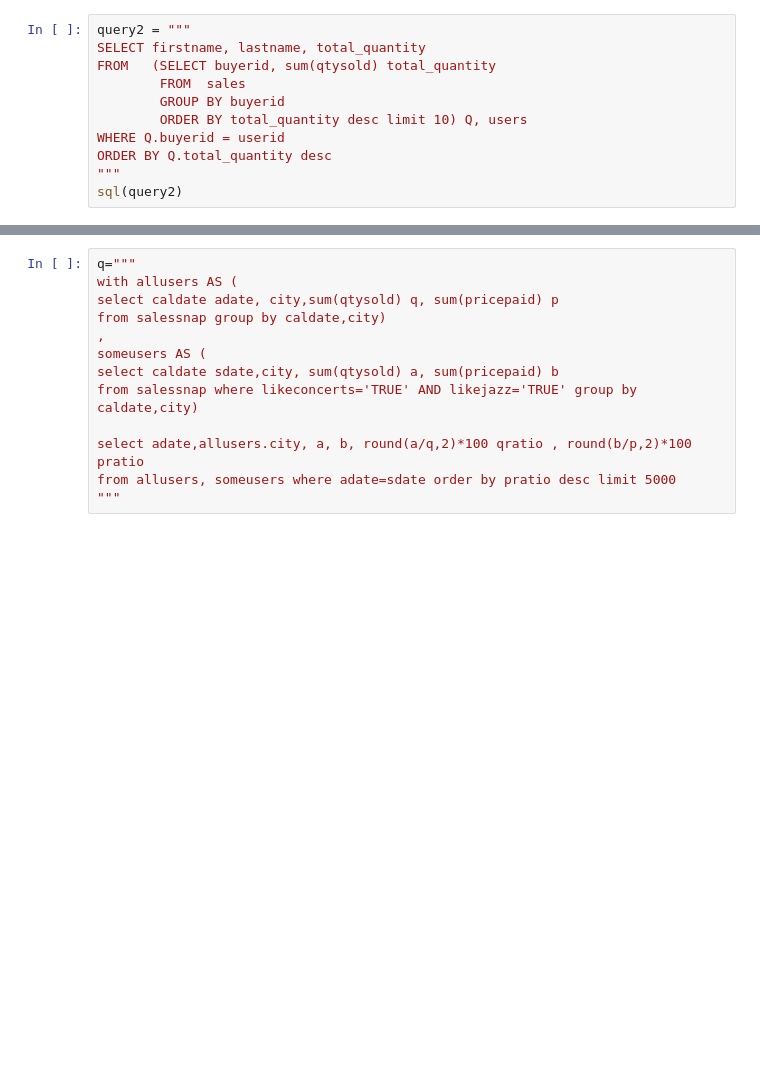
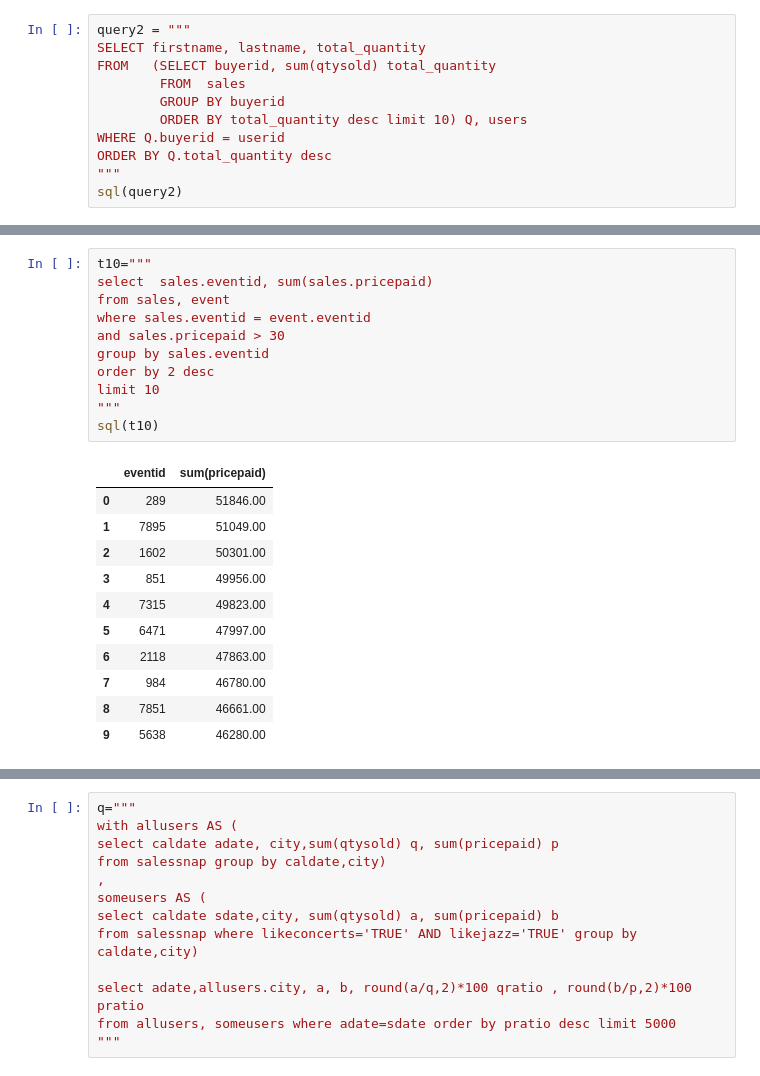
Before and after one commit to hbutani/SNAPDocs, a Jupyter notebook: redshift.ipynb, the cells around one changed output, grey strips where cells are left out. Cells and saved outputs as stored; diff of their text form; blank space fills up the shorter version.

```diff
--- a/redshift.ipynb
+++ b/redshift.ipynb
@@ -231,0 +331,23 @@ sql(insert)
+# %%
+t10="""
+select  sales.eventid, sum(sales.pricepaid)
+from sales, event
+where sales.eventid = event.eventid
+and sales.pricepaid > 30
+group by sales.eventid
+order by 2 desc
+limit 10
+"""
+sql(t10)
+# %% [output]
+|  | eventid | sum(pricepaid) |
+| 0 | 289 | 51846.00 |
+| 1 | 7895 | 51049.00 |
+| 2 | 1602 | 50301.00 |
+| 3 | 851 | 49956.00 |
+| 4 | 7315 | 49823.00 |
+| 5 | 6471 | 47997.00 |
+| 6 | 2118 | 47863.00 |
+| 7 | 984 | 46780.00 |
+| 8 | 7851 | 46661.00 |
+| 9 | 5638 | 46280.00 |
```
Also changed, not shown: parts of 51 cells of this notebook.
